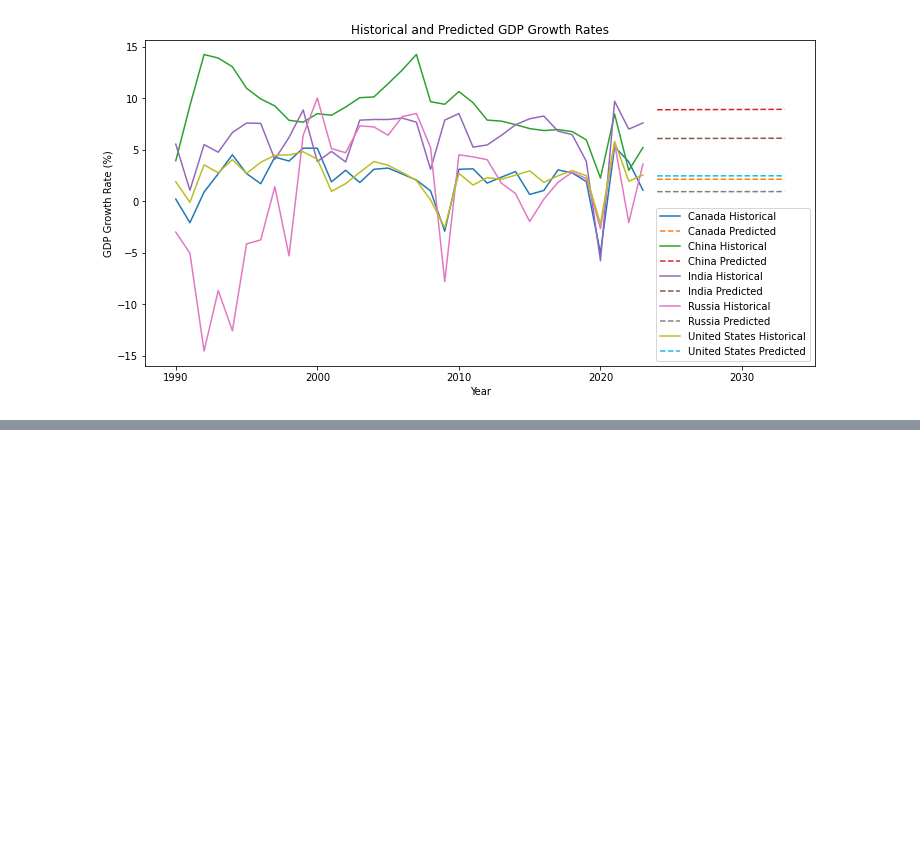
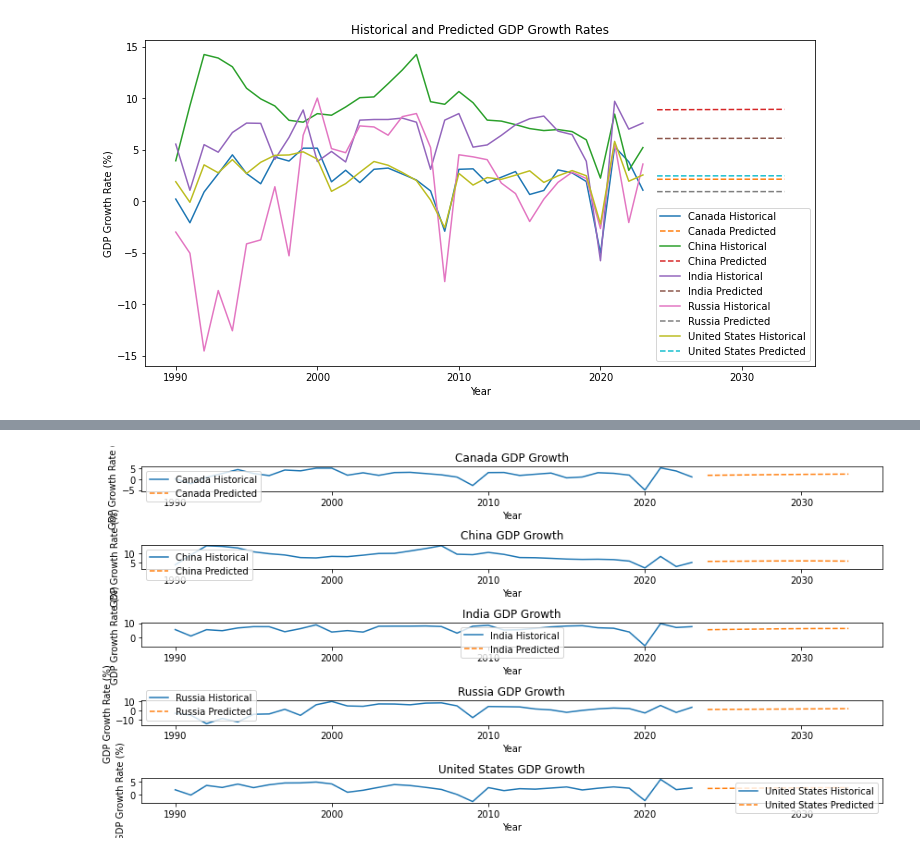
Before and after one commit to vBarbaros/leap-of-faith-in-pytorch, a Jupyter notebook: L5-PyTorch.ipynb, the cells around one changed output, grey strips where cells are left out. Drawn from its saved outputs; the diff is of its cells as text; code cells hidden in the pictures; blank space fills up the shorter version.

```diff
--- a/L5-PyTorch.ipynb
+++ b/L5-PyTorch.ipynb
@@ -95,0 +169,16 @@ plt.show()
+# %%
+# Plot results
+plt.figure(figsize=(12, 6))
+for i, country in enumerate(['Canada', 'China', 'India', 'Russia', 'United States']):
+    plt.subplot(5, 1, i+1)  # Create a subplot for each country
+    plt.plot(years, gdp_growth_data[:, i], label=f'{country} Historical')
+    plt.plot(np.arange(2024, 2034), future_predictions_denorm[:, i].detach().numpy(), linestyle='--', label=f'{country} Predicted')
+    plt.xlabel('Year')
+    plt.ylabel('GDP Growth Rate (%)')
+    plt.title(f'{country} GDP Growth')
+    plt.legend()
+
+plt.tight_layout()  # Adjust layout to prevent overlap
+plt.show()
+# %% [output]
+[figure, added]
```
Also changed, not shown: parts of 4 cells of this notebook.
